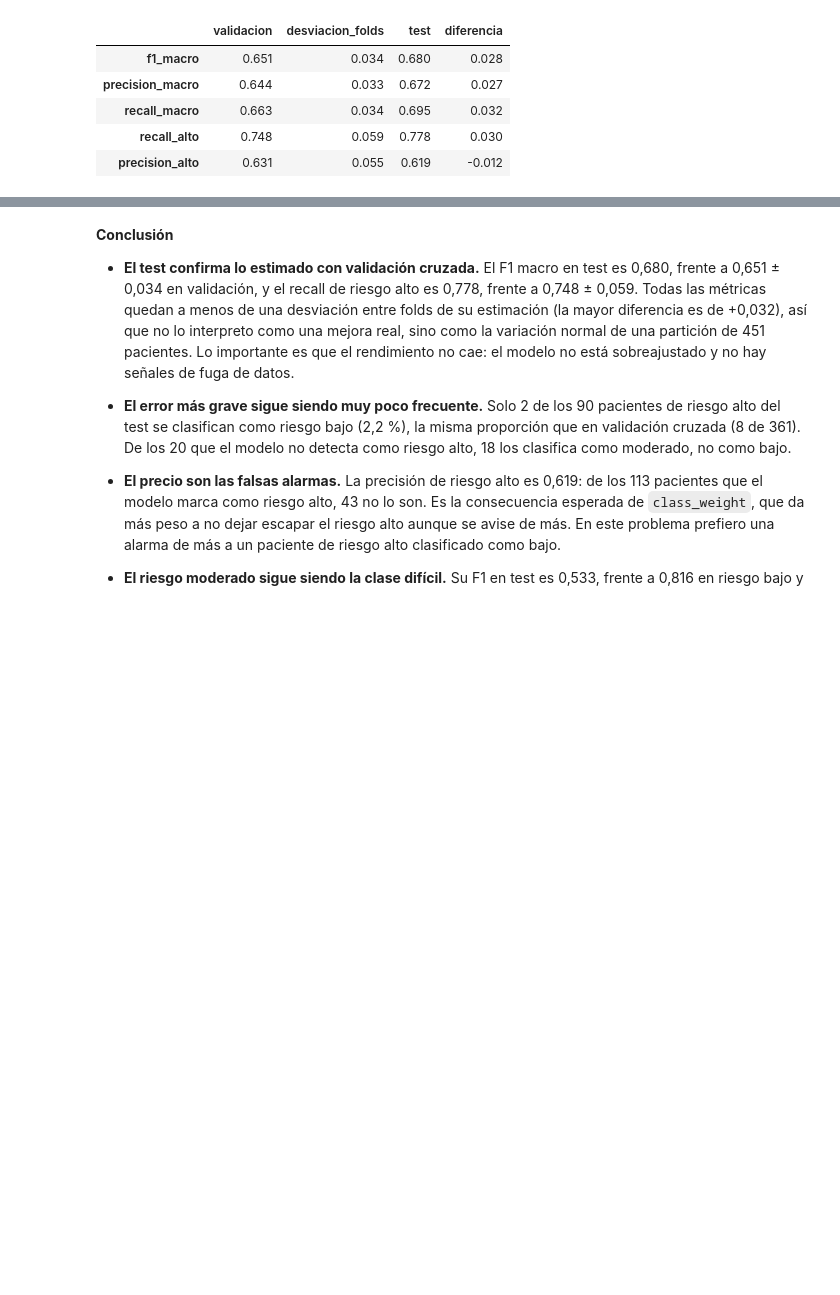
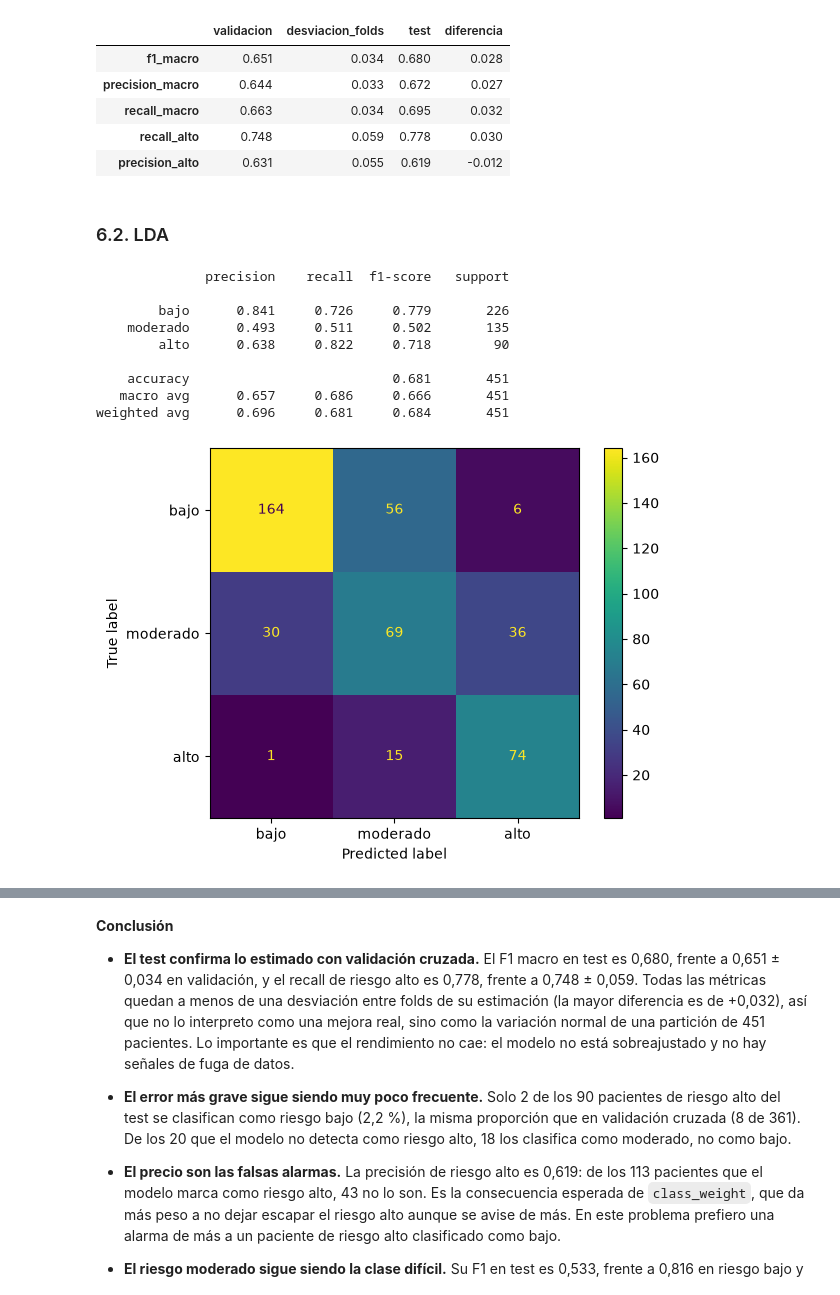
Before and after one commit to enzocastrozn/machine_learning, a Jupyter notebook: src/comparacion_final.ipynb, the cells around one changed output, grey strips where cells are left out. Saved outputs shown, nothing was run; the diff lists cells and outputs as text; code cells hidden in the pictures; blank space fills up the shorter version.

```diff
--- a/src/comparacion_final.ipynb
+++ b/src/comparacion_final.ipynb
@@ -341,3 +345,19 @@ Riesgo alto clasificado como bajo en test: 2 de 90
 | recall_macro | 0.663 | 0.034 | 0.695 | 0.032 |
 | recall_alto | 0.748 | 0.059 | 0.778 | 0.030 |
 | precision_alto | 0.631 | 0.055 | 0.619 | -0.012 |
+# %% [markdown]
+### 6.2. LDA
+# %%
+modelo_final = pipelines["lda"].fit(X_train, y_train)
+mod.evaluar_test(modelo_final, X_test, y_test)
+# %% [output]
+              precision    recall  f1-score   support
+
+        bajo      0.841     0.726     0.779       226
+    moderado      0.493     0.511     0.502       135
+        alto      0.638     0.822     0.718        90
+
+    accuracy                          0.681       451
+   macro avg      0.657     0.686     0.666       451
+weighted avg      0.696     0.681     0.684       451
+[figure, added]
```
Also changed, not shown: parts of 4 cells of this notebook, 1 other file.
